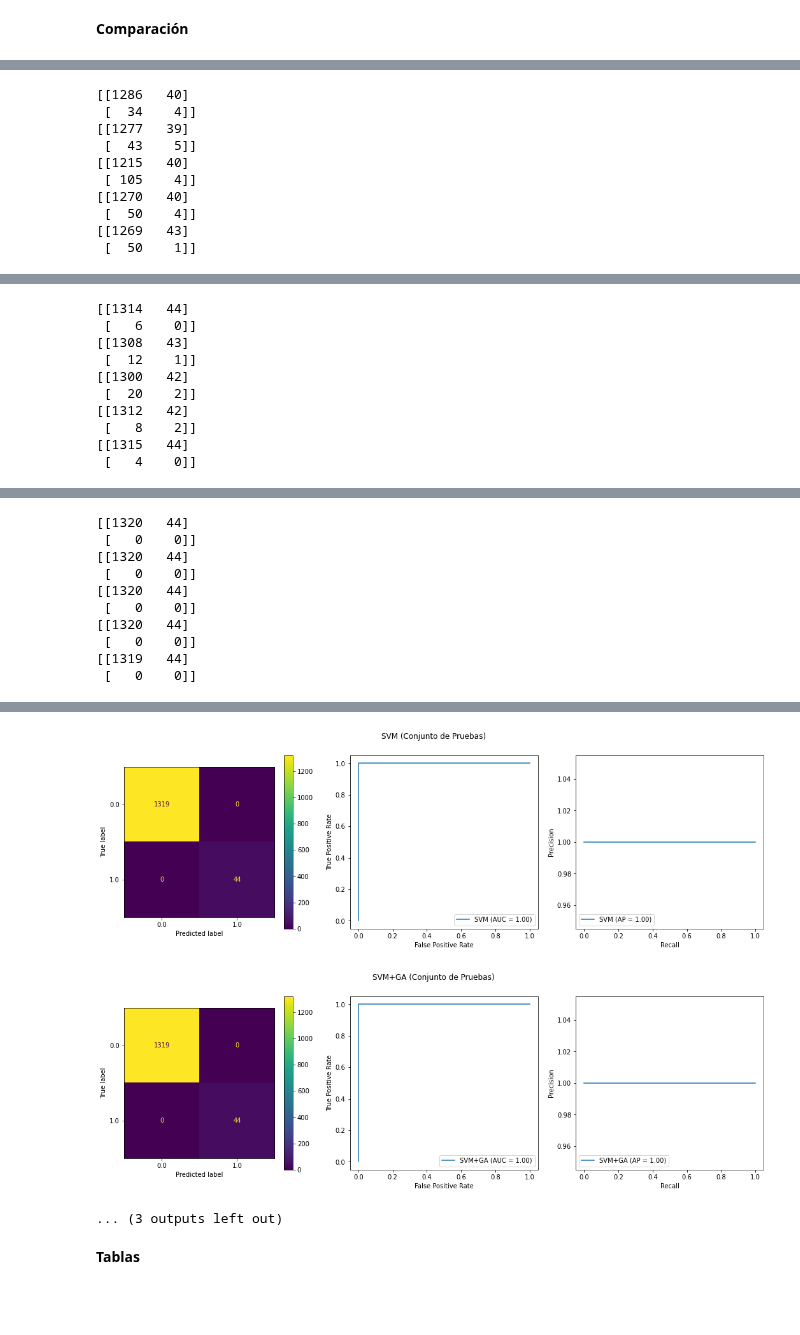
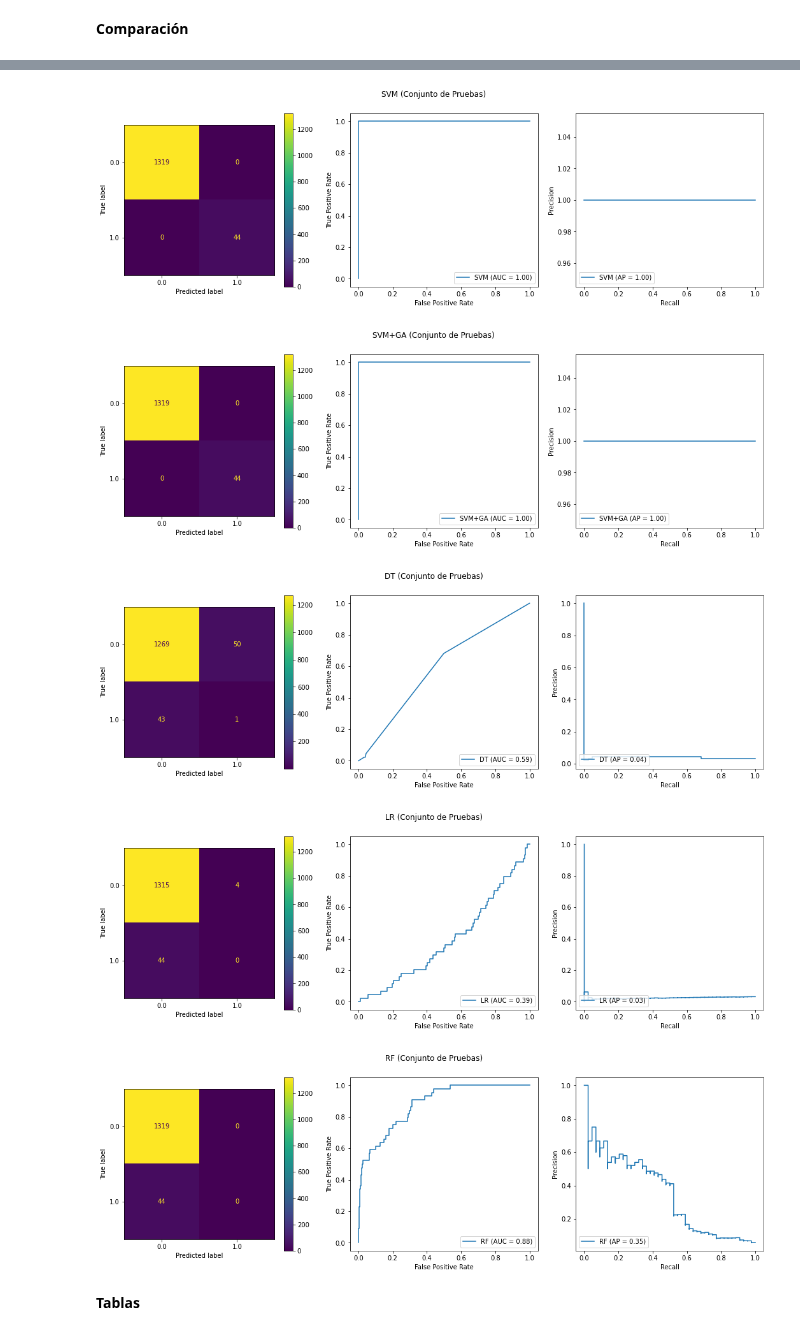
Before and after one commit to Project-ML-PUCP/BankruptcyTaiwan, a Jupyter notebook: 03. Codigo/04. Evaluation.ipynb, the cells around one changed output, grey strips where cells are left out. Saved outputs shown, nothing was run; the diff lists cells and outputs as text; code cells hidden in the pictures; blank space fills up the shorter version.

Commit message:
Actualizacion tabla 04.

```diff
--- a/03. Codigo/04. Evaluation.ipynb
+++ b/03. Codigo/04. Evaluation.ipynb
@@ -148,7 +148,7 @@ def kfold_cv(k, X, y, verbose=False):
 # seteamos la semilla para tener valores random predecibles
 seed = 7
 # %%
-def update_resultados(descripcion, model, resultados, X_train, X_test, y_train, y_test):
+def save_and_show_resultados(descripcion, model, resultados, X_train, X_test, y_train, y_test):
   y_train_pred = model.predict(X_train)
   y_train_pred_proba = model.predict_proba(X_train)[:,1]
 
@@ -167,14 +167,17 @@ def update_resultados(descripcion, model, resultados, X_train, X_test, y_train,
       ('Pruebas', 'F1'): f1_score(y_test, y_test_pred),
       ('Pruebas', 'AUC'): roc_auc_score(y_test, y_test_pred_proba)
     } } )
-  display(pd.DataFrame.from_dict(resultados, orient='index'))
-
   fig, axes = plt.subplots(1, 3, figsize=(18, 5))
   fig.suptitle(f'{descripcion} (Conjunto de Pruebas)')
   plot_confusion_matrix(model, X_test, y_test, ax=axes[0], values_format='d')
   plot_roc_curve(model, X_test, y_test, ax=axes[1], name=descripcion)
   plot_precision_recall_curve(model, X_test, y_test, ax=axes[2], name=descripcion)
   return
+# %%
+def tabla_resultados(resultados):
+  df = pd.DataFrame.from_dict(resultados, orient='index')
+  display(df)
+  return df
 # %%
 # Modelamiento de la data usando un diccionario de datasets y modelos
 def perform_data_evaluation(_models_, imputed_df, verbose=False, k_folds=5):
@@ -216,8 +219,6 @@ def perform_data_evaluation(_models_, imputed_df, verbose=False, k_folds=5):
 
             # y predicción en el set de test
             y_test_predicted = clf.predict(X_test)
-            # presentamos la matriz de confusión
-            print(confusion_matrix(y_test_predicted, y_test))
 
             # guardamos accuracy y recall
             _accuracy_ = accuracy_score(y_test, y_test_predicted, normalize=True)
@@ -254,14 +255,16 @@ def perform_data_evaluation(_models_, imputed_df, verbose=False, k_folds=5):
         metrics['TP'] = np.mean(true_pos)
         metrics['AUC'] = np.mean(auc_list)
 
-        # presentamos algunos valores
-        if verbose:
-            update_resultados(model_name, clf, resultados, X_train, X_test, y_train, y_test)
+        # actualiza resultados
+        save_and_show_resultados(model_name, clf, resultados, X_train, X_test, y_train, y_test)
 
         # guardamos en el diccionario
         model_results[model_name] = metrics
+    # presentamos algunos valores
+    if verbose:
+        tabla_results = tabla_resultados(resultados)
 
-    return model_results
+    return model_results, tabla_results
 # %%
 # Hacer ranking por cada métrica
 def perform_model_ranking_acc(models, imputers, results):
@@ -322,5 +325,5 @@ models_dictionary2['RF'] = rf_model
 **Comparación**
 # %%
 # Cross validación con 5 sets
-results2 = perform_data_modeling(models_dictionary2, imputed_df, verbose=True, k_folds=5)
+results, metricas = perform_data_evaluation(models_dictionary2, imputed_df, verbose=True, k_folds=5)
 # %% [output]
@@ -354,10 +336,0 @@ results2 = perform_data_modeling(models_dictionary2, imputed_df, verbose=True, k
-[[1286   40]
- [  34    4]]
-[[1277   39]
- [  43    5]]
-[[1215   40]
- [ 105    4]]
-[[1270   40]
- [  50    4]]
-[[1269   43]
- [  50    1]]
@@ -369,10 +336,0 @@ results2 = perform_data_modeling(models_dictionary2, imputed_df, verbose=True, k
-[[1314   44]
- [   6    0]]
-[[1308   43]
- [  12    1]]
-[[1300   42]
- [  20    2]]
-[[1312   42]
- [   8    2]]
-[[1315   44]
- [   4    0]]
@@ -385,10 +336,0 @@ results2 = perform_data_modeling(models_dictionary2, imputed_df, verbose=True, k
-[[1320   44]
- [   0    0]]
-[[1320   44]
- [   0    0]]
-[[1320   44]
- [   0    0]]
-[[1320   44]
- [   0    0]]
-[[1319   44]
- [   0    0]]
@@ -402,5 +337,7 @@ results2 = perform_data_modeling(models_dictionary2, imputed_df, verbose=True, k
 [figure]
 [figure]
-... (3 outputs left out)
+[figure, added]
+[figure, added]
+[figure, added]
 # %% [markdown]
 **Tablas**
```
Also changed, not shown: parts of 3 cells of this notebook.
